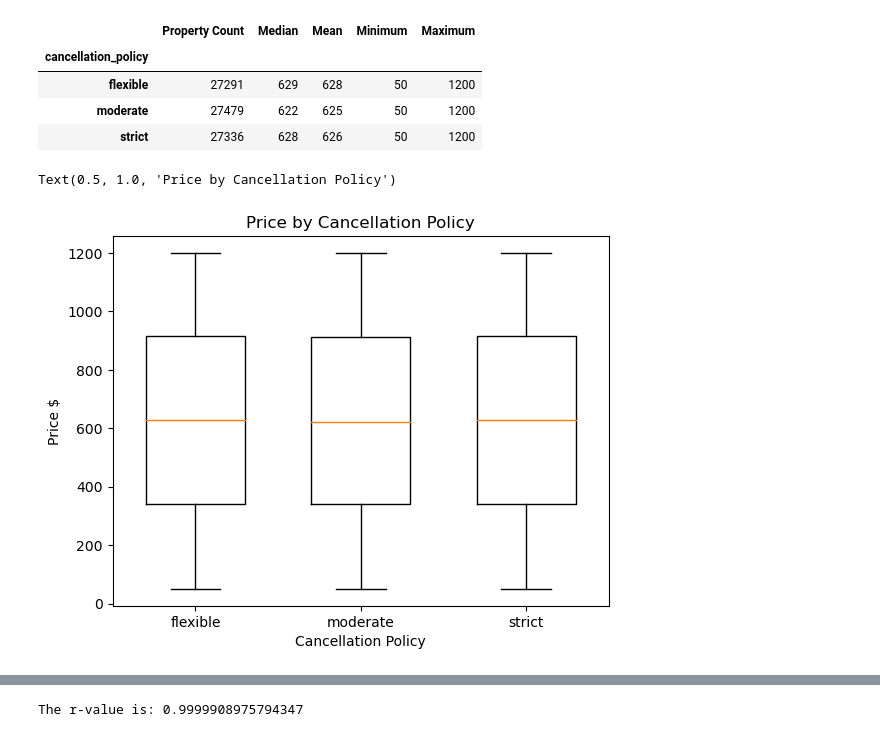
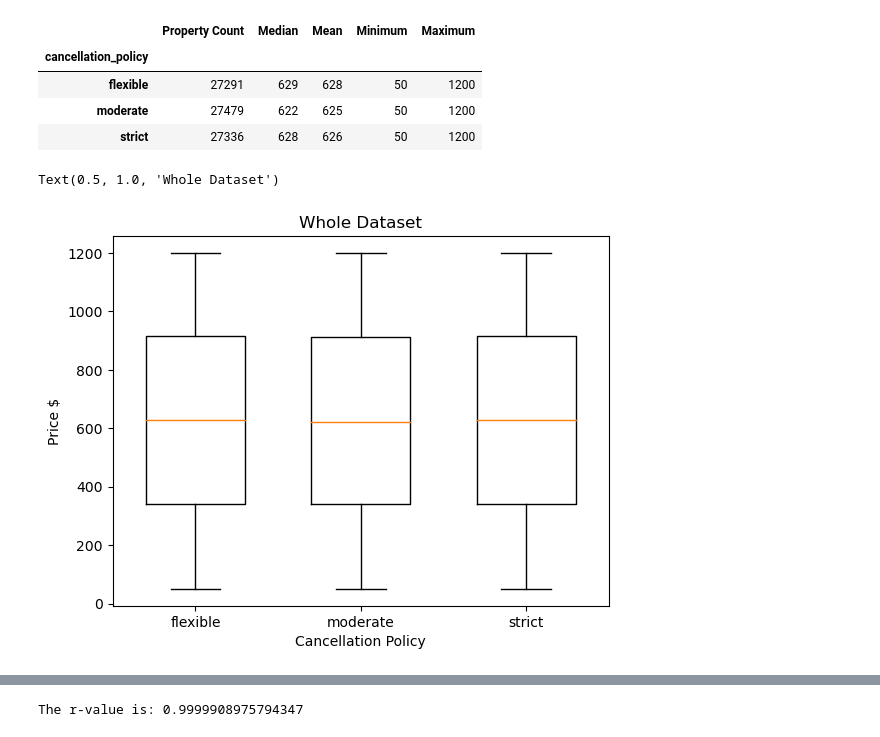
Before and after one commit to stephanielabelle/Project_1_Team6, a Jupyter notebook: steph_price_and_population_overview.ipynb, the cells around one changed output, grey strips where cells are left out. Saved outputs shown, nothing was run; the diff lists cells and outputs as text; code cells hidden in the pictures.

```diff
--- a/steph_price_and_population_overview.ipynb
+++ b/steph_price_and_population_overview.ipynb
@@ -352,20 +253,20 @@ Text(0.5, 1.0, 'Top Rated - Price by Cancellation Policy in Manhattan')
 # %%
 # Price by Cancellation Policy
 
 # Defining the Variables
 x = 'cancellation_policy'
 y = 'price'
 
 # Making Summary Statistics Table and BoxPlots utilizing makebp_sl function
 makebp_sl(x,y)
 plt.ylabel("Price $")
 plt.xlabel("Cancellation Policy")
-plt.title("Price by Cancellation Policy")
+plt.title("Whole Dataset")
 # %% [output]
 |  | Property Count | Median | Mean | Minimum | Maximum |
 | cancellation_policy |  |  |  |  |  |
 | flexible | 27291 | 629 | 628 | 50 | 1200 |
 | moderate | 27479 | 622 | 625 | 50 | 1200 |
 | strict | 27336 | 628 | 626 | 50 | 1200 |
-Text(0.5, 1.0, 'Price by Cancellation Policy')
+Text(0.5, 1.0, 'Whole Dataset')
-[figure, old version]
+[figure, new version]
```
Also changed, not shown: parts of 38 cells of this notebook.
